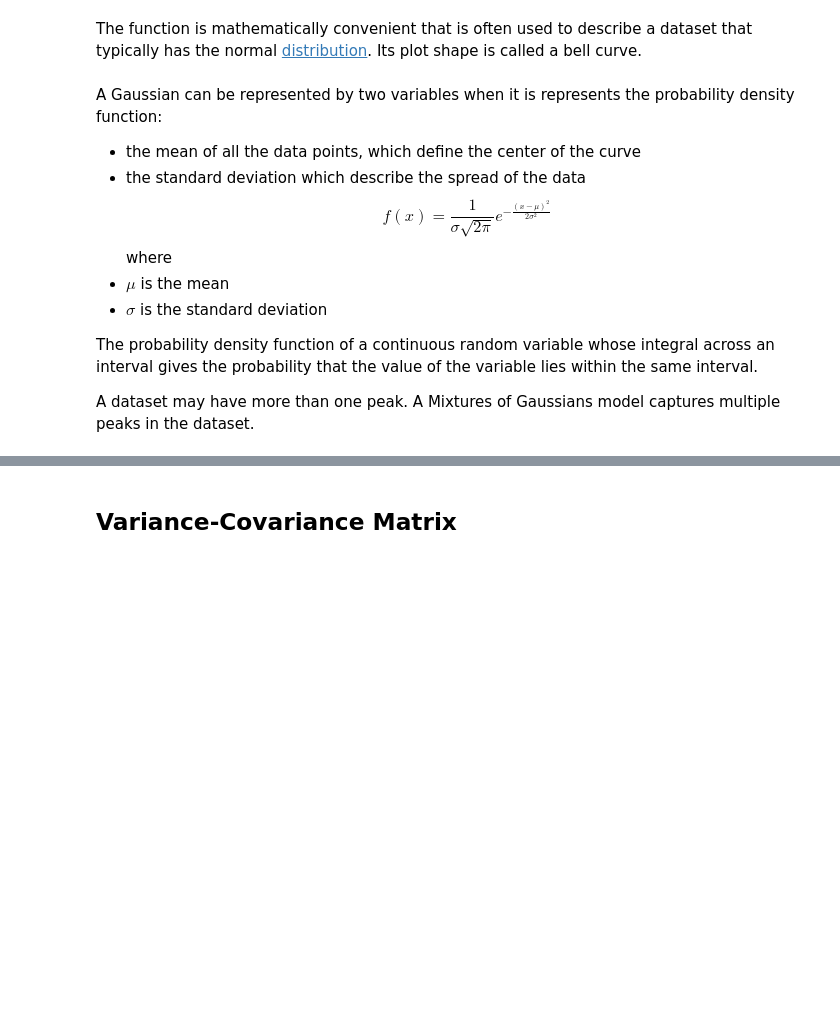
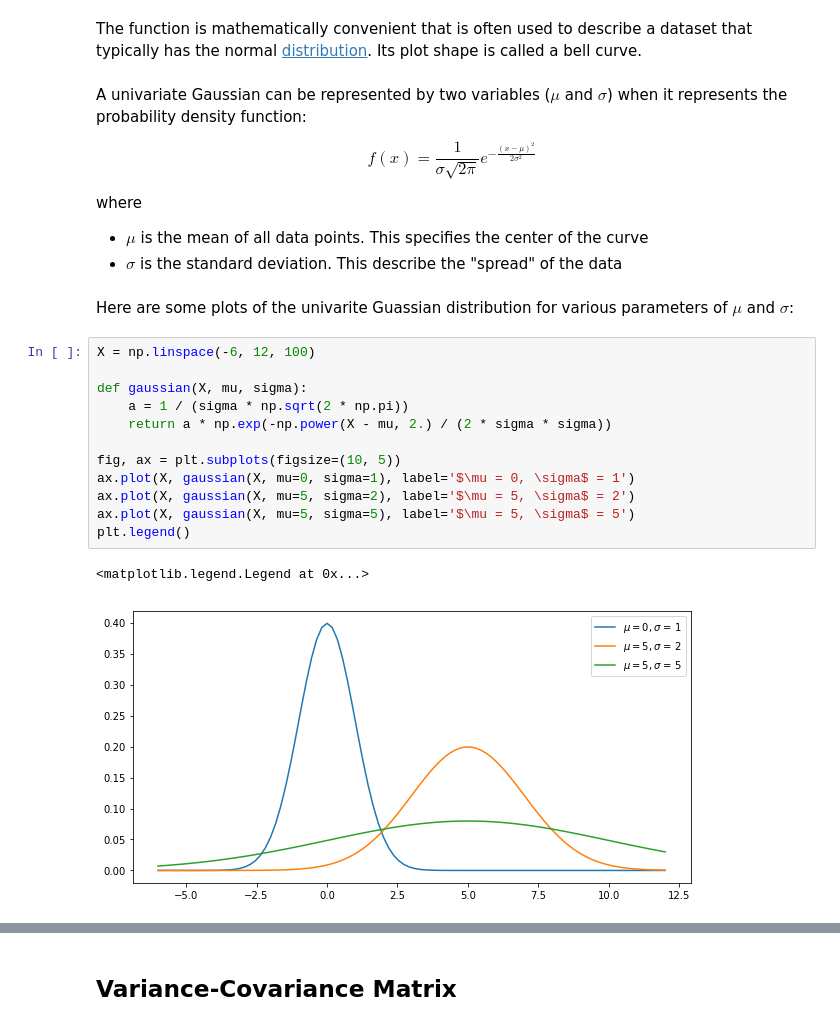
Before and after one commit to sheikhomar/ml, a Jupyter notebook: mixtures-of-gaussians.ipynb, the cells around one changed output, grey strips where cells are left out. Saved outputs shown, nothing was run; the diff lists cells and outputs as text; blank space fills up the shorter version.

```diff
--- a/mixtures-of-gaussians.ipynb
+++ b/mixtures-of-gaussians.ipynb
@@ -22,16 +23,30 @@ where
 # %% [markdown]
 The function is mathematically convenient that is often used to describe a dataset that typically has the normal [distribution](https://en.wikipedia.org/wiki/Frequency_distribution "A distribution is a listing of outcomes of an experiment and the probability associated with each outcome."). Its plot shape is called a bell curve.
 # %% [markdown]
-A Gaussian can be represented by two variables when it is represents the probability density function:
-- the mean of all the data points, which define the center of the curve
-- the standard deviation which describe the spread of the data
+A univariate Gaussian can be represented by two variables ($\mu$ and $\sigma$) when it represents the probability density function:
+
 \begin{equation*}
 f(x)=\frac{1}{\sigma \sqrt{2 \pi}} e^{-\frac{(x-\mu)^2}{2 \sigma^2}}
 \end{equation*}
+
 where
-- $\mu$ is the mean
-- $\sigma$ is the standard deviation
 
-The probability density function of a continuous random variable whose integral across an interval gives the probability that the value of the variable lies within the same interval.
-
-A dataset may have more than one peak. A Mixtures of Gaussians model captures multiple peaks in the dataset.
+- $\mu$ is the mean of all data points. This specifies the center of the curve
+- $\sigma$ is the standard deviation. This describe the "spread" of the data
+# %% [markdown]
+Here are some plots of the univarite Guassian distribution for various parameters of $\mu$ and $\sigma$:
+# %%
+X = np.linspace(-6, 12, 100)
+
+def gaussian(X, mu, sigma):
+    a = 1 / (sigma * np.sqrt(2 * np.pi))
+    return a * np.exp(-np.power(X - mu, 2.) / (2 * sigma * sigma))
+
+fig, ax = plt.subplots(figsize=(10, 5))
+ax.plot(X, gaussian(X, mu=0, sigma=1), label='$\mu = 0, \sigma$ = 1')
+ax.plot(X, gaussian(X, mu=5, sigma=2), label='$\mu = 5, \sigma$ = 2')
+ax.plot(X, gaussian(X, mu=5, sigma=5), label='$\mu = 5, \sigma$ = 5')
+plt.legend()
+# %% [output]
+<matplotlib.legend.Legend at 0x...>
+[figure, added]
```
Also changed, not shown: parts of 6 cells of this notebook, 1 other file.
